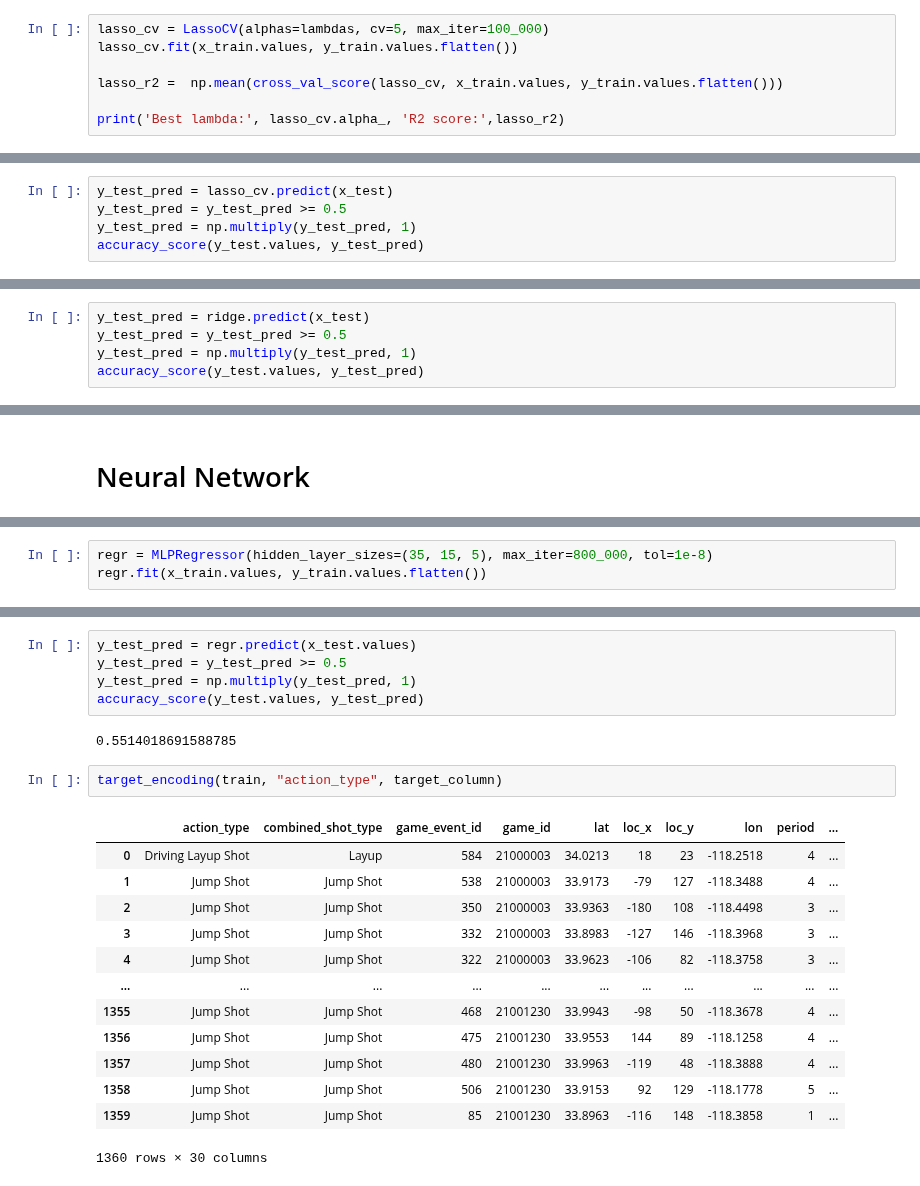
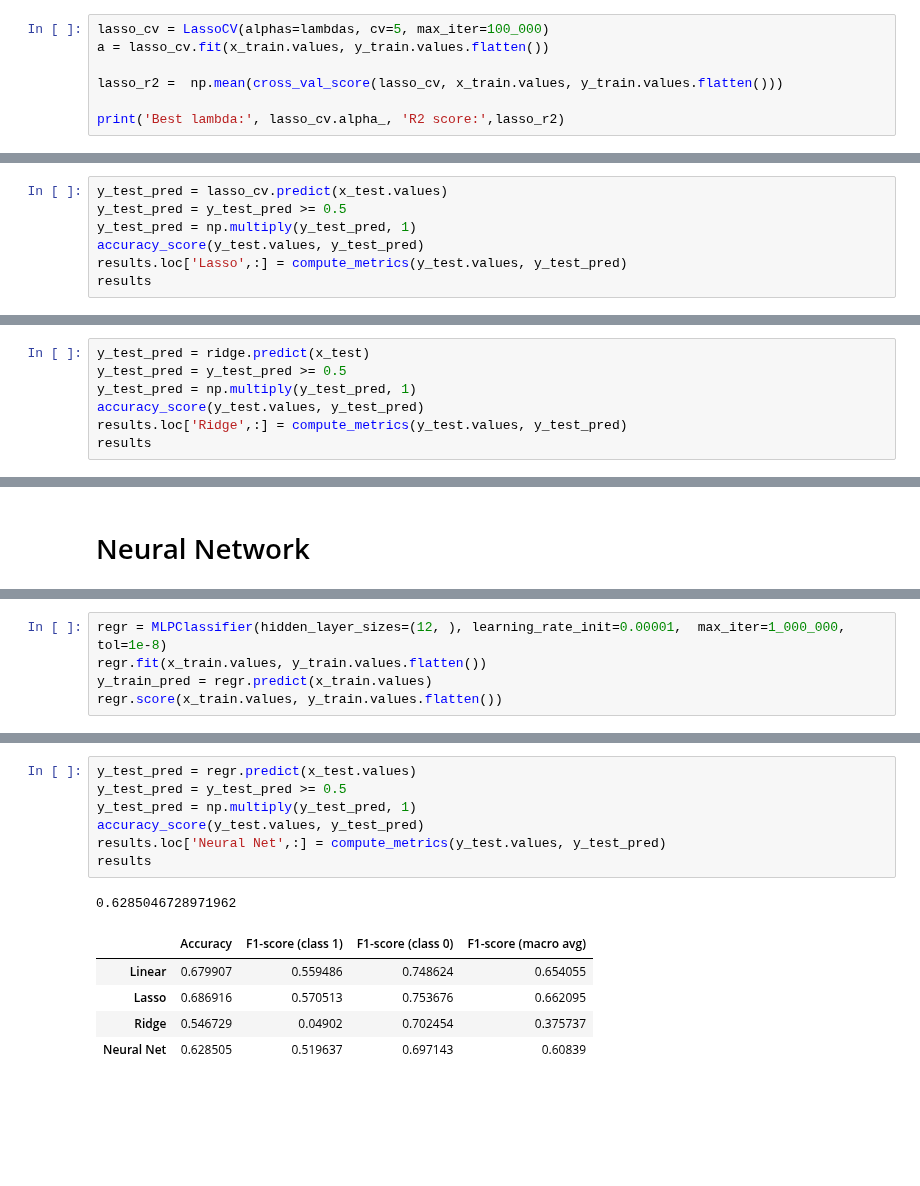
Before and after one commit to mitirmizi/koby-bryant-shot-selection, a Jupyter notebook: src/4-models.ipynb, the cells around one changed output, grey strips where cells are left out. Saved outputs shown, nothing was run; the diff lists cells and outputs as text; blank space fills up the shorter version.

```diff
--- a/src/4-models.ipynb
+++ b/src/4-models.ipynb
@@ -101,6 +123,6 @@ array([[0.],
 # %%
 lasso_cv = LassoCV(alphas=lambdas, cv=5, max_iter=100_000)
-lasso_cv.fit(x_train.values, y_train.values.flatten())
+a = lasso_cv.fit(x_train.values, y_train.values.flatten())
 
 lasso_r2 =  np.mean(cross_val_score(lasso_cv, x_train.values, y_train.values.flatten()))
 
@@ -115,9 +139,11 @@ accuracy_score(y_train.values, y_train_pred)
 # %% [output]
 0.7120535714285714
 # %%
-y_test_pred = lasso_cv.predict(x_test)
+y_test_pred = lasso_cv.predict(x_test.values)
 y_test_pred = y_test_pred >= 0.5
 y_test_pred = np.multiply(y_test_pred, 1)
 accuracy_score(y_test.values, y_test_pred)
+results.loc['Lasso',:] = compute_metrics(y_test.values, y_test_pred)
+results
 # %% [output]
 0.6869158878504673
@@ -193,5 +223,7 @@ y_test_pred = ridge.predict(x_test)
 y_test_pred = y_test_pred >= 0.5
 y_test_pred = np.multiply(y_test_pred, 1)
 accuracy_score(y_test.values, y_test_pred)
+results.loc['Ridge',:] = compute_metrics(y_test.values, y_test_pred)
+results
 # %% [output]
 0.6845794392523364
@@ -204,4 +236,6 @@ array([0., 0., 1., ..., 0., 1., 1.])
 # %%
-regr = MLPRegressor(hidden_layer_sizes=(35, 15, 5), max_iter=800_000, tol=1e-8)
+regr = MLPClassifier(hidden_layer_sizes=(12, ), learning_rate_init=0.00001,  max_iter=1_000_000, tol=1e-8)
 regr.fit(x_train.values, y_train.values.flatten())
+y_train_pred = regr.predict(x_train.values)
+regr.score(x_train.values, y_train.values.flatten())
 # %% [output]
@@ -221,23 +252,14 @@ accuracy_score(y_train.values, y_train_pred)
 # %%
 y_test_pred = regr.predict(x_test.values)
 y_test_pred = y_test_pred >= 0.5
 y_test_pred = np.multiply(y_test_pred, 1)
 accuracy_score(y_test.values, y_test_pred)
+results.loc['Neural Net',:] = compute_metrics(y_test.values, y_test_pred)
+results
 # %% [output]
-0.5514018691588785
+0.6285046728971962
+|  | Accuracy | F1-score (class 1) | F1-score (class 0) | F1-score (macro avg) |
+| Linear | 0.679907 | 0.559486 | 0.748624 | 0.654055 |
+| Lasso | 0.686916 | 0.570513 | 0.753676 | 0.662095 |
+| Ridge | 0.546729 | 0.04902 | 0.702454 | 0.375737 |
+| Neural Net | 0.628505 | 0.519637 | 0.697143 | 0.60839 |
-# %%
-target_encoding(train, "action_type", target_column)
-# %% [output]
-|  | action_type | combined_shot_type | game_event_id | game_id | lat | loc_x | loc_y | lon | period | ... |
-| 0 | Driving Layup Shot | Layup | 584 | 21000003 | 34.0213 | 18 | 23 | -118.2518 | 4 | ... |
-| 1 | Jump Shot | Jump Shot | 538 | 21000003 | 33.9173 | -79 | 127 | -118.3488 | 4 | ... |
-| 2 | Jump Shot | Jump Shot | 350 | 21000003 | 33.9363 | -180 | 108 | -118.4498 | 3 | ... |
-| 3 | Jump Shot | Jump Shot | 332 | 21000003 | 33.8983 | -127 | 146 | -118.3968 | 3 | ... |
-| 4 | Jump Shot | Jump Shot | 322 | 21000003 | 33.9623 | -106 | 82 | -118.3758 | 3 | ... |
-| ... | ... | ... | ... | ... | ... | ... | ... | ... | ... | ... |
-| 1355 | Jump Shot | Jump Shot | 468 | 21001230 | 33.9943 | -98 | 50 | -118.3678 | 4 | ... |
-| 1356 | Jump Shot | Jump Shot | 475 | 21001230 | 33.9553 | 144 | 89 | -118.1258 | 4 | ... |
-| 1357 | Jump Shot | Jump Shot | 480 | 21001230 | 33.9963 | -119 | 48 | -118.3888 | 4 | ... |
-| 1358 | Jump Shot | Jump Shot | 506 | 21001230 | 33.9153 | 92 | 129 | -118.1778 | 5 | ... |
-| 1359 | Jump Shot | Jump Shot | 85 | 21001230 | 33.8963 | -116 | 148 | -118.3858 | 1 | ... |
-1360 rows × 30 columns
```
Also changed, not shown: parts of 18 cells of this notebook.
